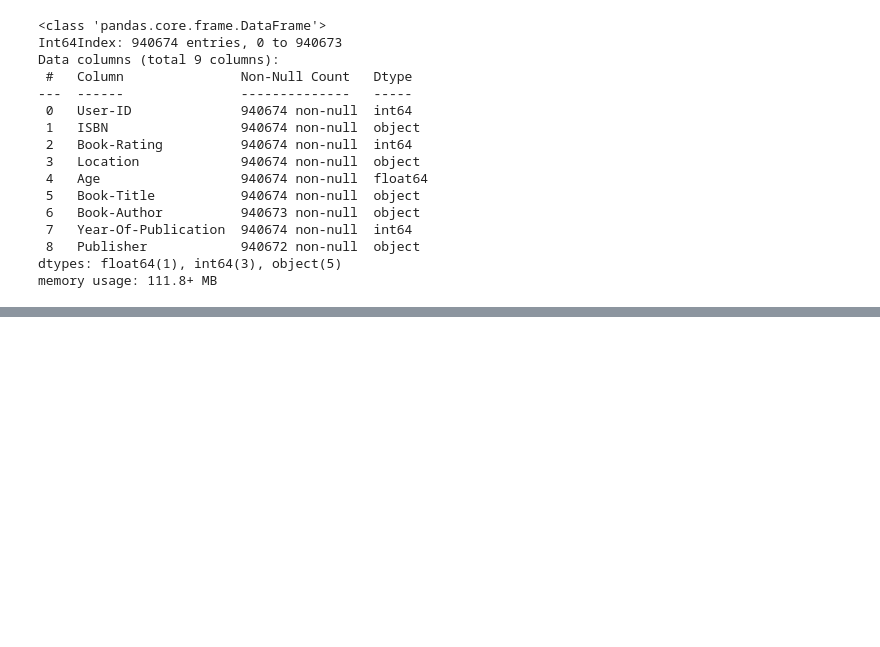
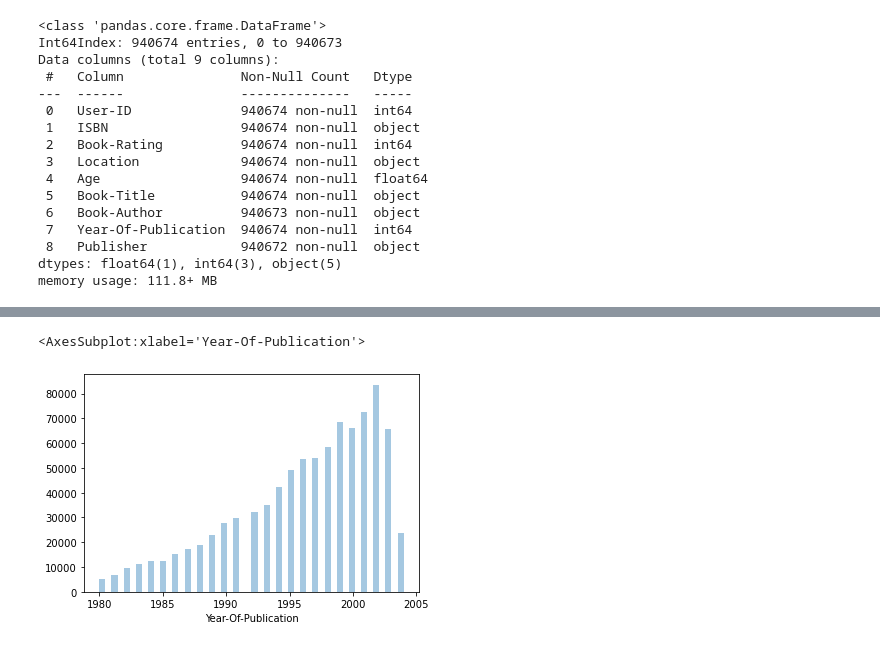
Before and after one commit to fradina/market-basket-analysis-in-book-recommendation-based-on-age, a Jupyter notebook: Prepare Dataset.ipynb, the cells around one changed output, grey strips where cells are left out. Drawn from its saved outputs; the diff is of its cells as text; code cells hidden in the pictures; blank space fills up the shorter version.

```diff
--- a/Prepare Dataset.ipynb
+++ b/Prepare Dataset.ipynb
@@ -364,0 +362,11 @@ memory usage: 111.8+ MB
+# %%
+data['Age'] = np.where(data['Age']>90, None, data['Age'])
+# %%
+data['Year-Of-Publication'] = np.where(data['Year-Of-Publication']>2004, None, data['Year-Of-Publication'])
+# %%
+data['Year-Of-Publication'] = np.where(data['Year-Of-Publication']<1980, None, data['Year-Of-Publication'])
+# %%
+sns.distplot(data['Year-Of-Publication'].dropna(), kde=False)
+# %% [output]
+<AxesSubplot:xlabel='Year-Of-Publication'>
+[figure, added]
```
Also changed, not shown: parts of 9 cells of this notebook.
